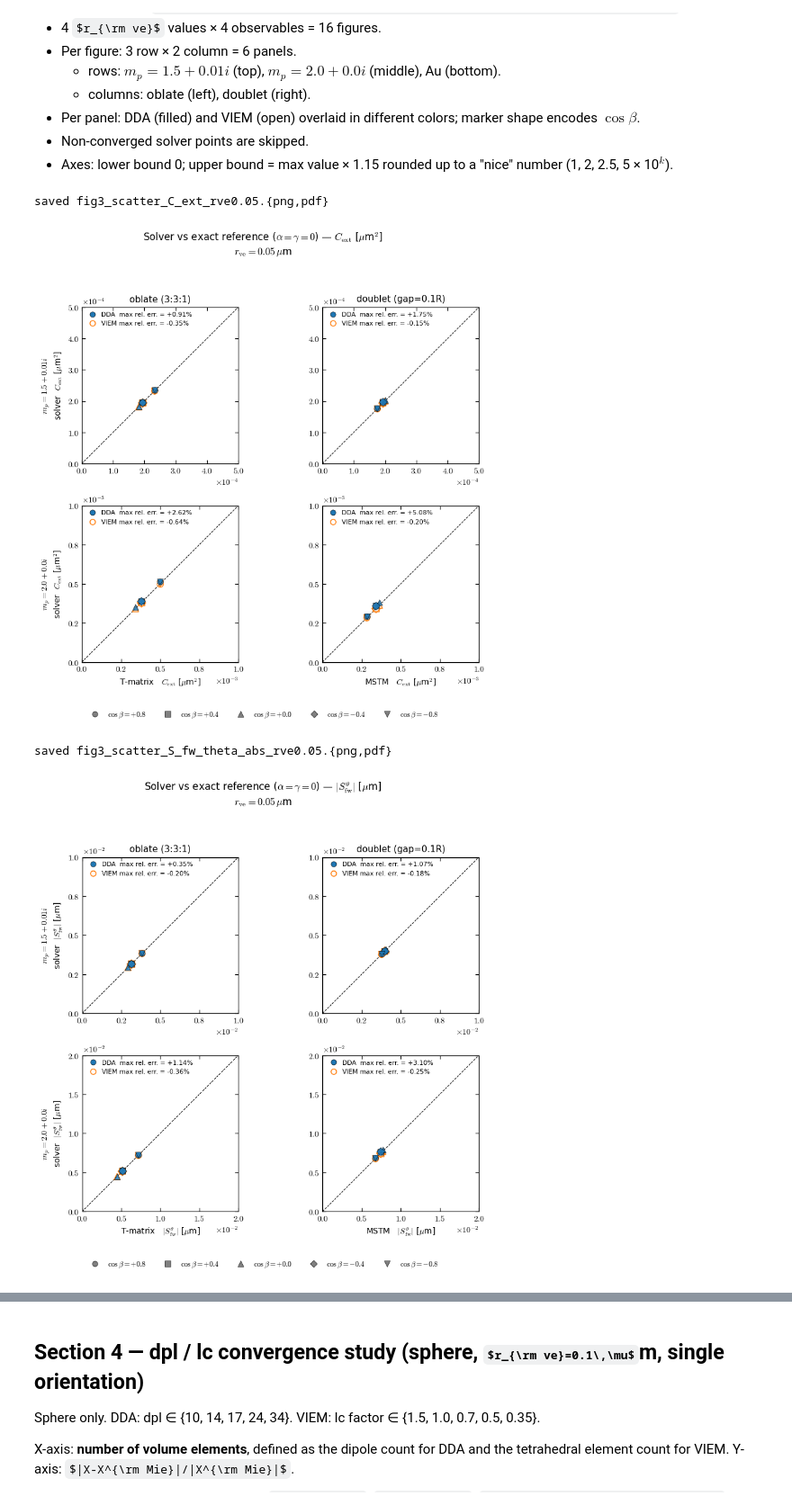
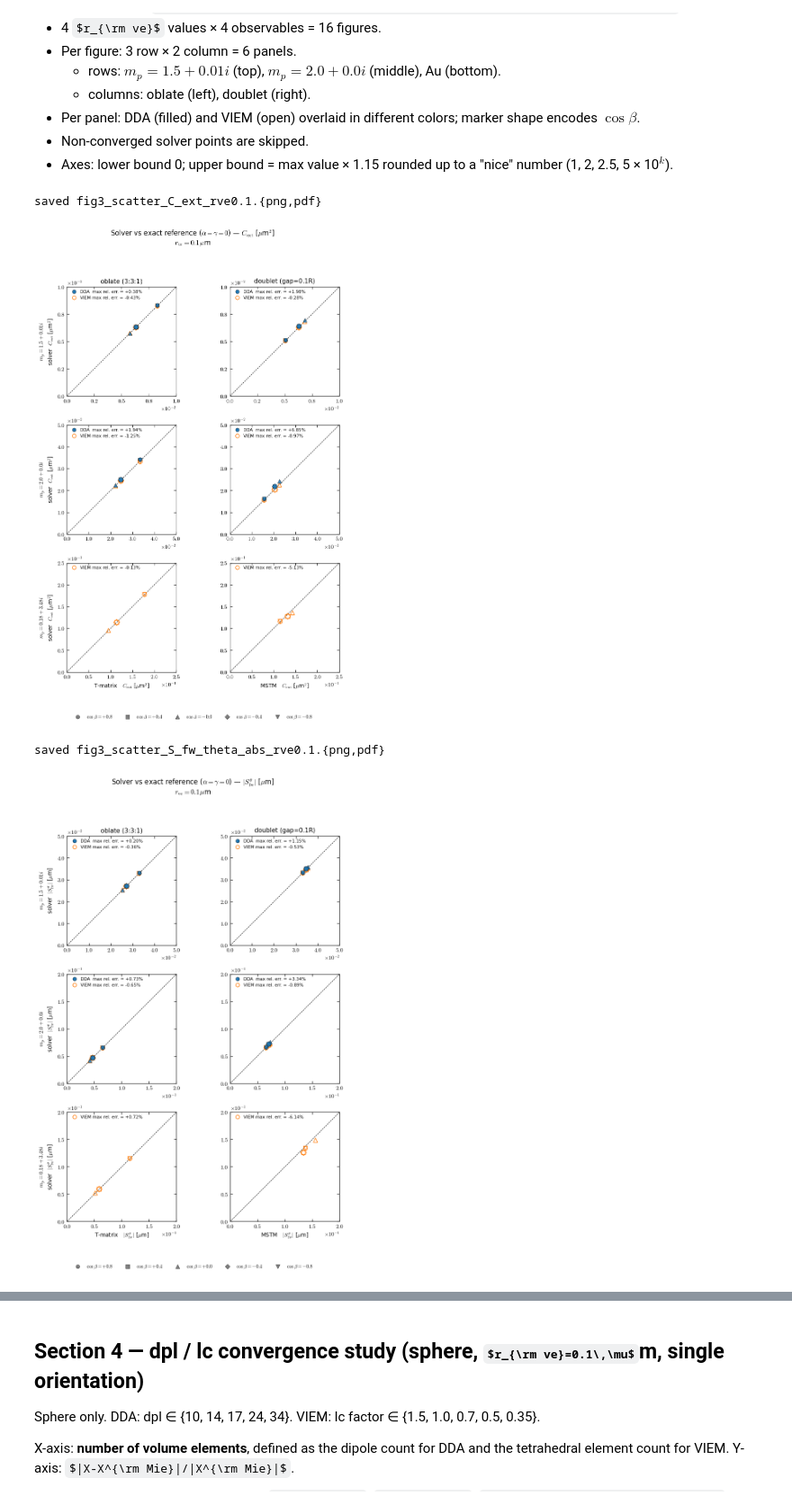
Before and after one commit to NobuhiroMoteki/block-DDA_Py, a Jupyter notebook: dda_results/paper/plot_paper_results.ipynb, the cells around one changed output, grey strips where cells are left out. Shown at 90% size. Drawn from its saved outputs; the diff is of its cells as text; code cells hidden in the pictures; some formulas as TeX source.

```diff
--- a/dda_results/paper/plot_paper_results.ipynb
+++ b/dda_results/paper/plot_paper_results.ipynb
@@ -296,7 +296,11 @@ def _equidistant_ticks(upper):
     return major, minor
 
 PHASE3_SHAPES_COL = ['oblate', 'doublet']         # columns
-PHASE3_MATERIALS_ROW = ['n15', 'n20']              # rows (Au excluded: production-sweep DDA/VIEM non-converged for oblate Au)
+PHASE3_MATERIALS_ROW = ['n15', 'n20', 'Au']        # rows
+# Relaxed residual gate for Au plasmonic (production tol = 1e-5 unreachable);
+# matches fig 4's PHASE7_RESIDUAL_THRESHOLD. Same caveat as fig 4: relaxed-tol
+# data is shown for solvers passing this gate, suppressed otherwise.
+PHASE3_RESIDUAL_THRESHOLD = 1.0e-3
 
 PHASE3_OBS = [
     ('C_ext',          r'$C_{\rm ext}$ [$\mu$m$^2$]'),
@@ -404,15 +408,22 @@ def _phase3_plotted_max(shape, mat, key, k_idx):
     if x_ref is None or not np.isfinite(x_ref).any():
         return 0.0
     pmax = float(np.nanmax(x_ref))
+    def _pm_pass_gate(side_dat):
+        cost = side_dat.get('cost', {})
+        if mat == 'Au':
+            serr = cost.get('solver_err')
+            if serr is None: return False
+            return bool(np.asarray(serr).ravel()[k_idx] <= PHASE3_RESIDUAL_THRESHOLD)
+        conv = cost.get('converged', np.ones(len(rve), dtype=int))
+        return bool(np.asarray(conv).ravel()[k_idx])
+
     if dda is not None:
-        conv = dda['cost'].get('converged', np.ones(len(rve), dtype=int))
-        if bool(conv[k_idx]):
+        if _pm_pass_gate(dda):
             y_dda = get_obs_per_orient(dda, key)[k_idx][order]
             if np.isfinite(y_dda).any():
                 pmax = max(pmax, float(np.nanmax(y_dda)))
     if viem is not None:
-        conv_v = viem['cost'].get('converged', np.ones(len(rve), dtype=int))
-        if bool(conv_v[k_idx]):
+        if _pm_pass_gate(viem):
             y_viem = get_obs_per_orient(viem, key)[k_idx][order]
             if np.isfinite(y_viem).any():
                 pmax = max(pmax, float(np.nanmax(y_viem)))
@@ -468,10 +479,21 @@ def _phase3_scatter(ax, shape, mat, key, k_idx):
         i_max = idx[int(np.argmax(np.abs(rel[idx])))]
         return float(rel[i_max])
 
+    def _passes_gate(side_dat, side_mat):
+        '''Convergence gate. Standard tol=1e-5 (`converged` flag) for non-Au;
+        relaxed PHASE3_RESIDUAL_THRESHOLD for Au plasmonic.'''
+        cost = side_dat.get('cost', {})
+        if side_mat == 'Au':
+            serr = cost.get('solver_err')
+            if serr is None: return False
+            arr = np.asarray(serr).ravel()
+            return bool(arr[k_idx] <= PHASE3_RESIDUAL_THRESHOLD)
+        conv = cost.get('converged', np.ones(len(rve), dtype=int))
+        return bool(np.asarray(conv).ravel()[k_idx])
+
     dda_re_max = None
     if dda is not None:
-        conv = dda['cost'].get('converged', np.ones(len(rve), dtype=int))
-        if bool(conv[k_idx]):
+        if _passes_gate(dda, mat):
             y_dda = get_obs_per_orient(dda, key)[k_idx][order]
             for ib in range(len(cos_beta)):
                 if np.isfinite(x_ref[ib]) and np.isfinite(y_dda[ib]):
@@ -485,8 +507,7 @@ def _phase3_scatter(ax, shape, mat, key, k_idx):
 
     viem_re_max = None
     if viem is not None:
-        conv_v = viem['cost'].get('converged', np.ones(len(rve), dtype=int))
-        if bool(conv_v[k_idx]):
+        if _passes_gate(viem, mat):
             y_viem = get_obs_per_orient(viem, key)[k_idx][order]
             for ib in range(len(cos_beta)):
                 if np.isfinite(x_ref[ib]) and np.isfinite(y_viem[ib]):
@@ -522,7 +543,7 @@ def _phase3_set_axes(ax, upper):
 def make_phase3_figure(key, latex, k_idx, rve_value, save=True,
                        forced_row_upper=None):
     fig, axes = plt.subplots(len(PHASE3_MATERIALS_ROW), len(PHASE3_SHAPES_COL),
-                              figsize=(8.0, 7.5))
+                              figsize=(8.0, 11.0))
     fig.suptitle(f'Solver vs exact reference ($\\alpha=\\gamma=0$) — {latex}\n'
                  f'$r_{{\\rm ve}}={rve_value:g}\\,\\mu$m',
                   y=1.00, fontsize=11)
@@ -597,45 +618,52 @@ def make_phase3_figure(key, latex, k_idx, rve_value, save=True,
             )
     fig.legend(handles=handles_beta,
                 ncol=len(handles_beta), loc='lower center',
                 bbox_to_anchor=(0.5, -0.02), fontsize=8)
     plt.tight_layout(rect=(0, 0.04, 1, 0.96))
     if save:
         save_fig(fig, f'fig3_scatter_{key}_rve{rve_value:g}')
     plt.show()
 
 
 RVE_GRID = DATA[('sphere', 'n15')]['dda']['a_eq']
 
+# Single-r_ve consolidation: paper figure now uses r_ve = 0.10 μm only,
+# matching the convergence-figure slot of fig 1 / fig 4 for cross-figure
+# consistency. Other r_ve are still in the HDF5 and can be regenerated by
+# changing PHASE3_RVE_TARGET.
+PHASE3_RVE_TARGET = 0.10
+
 # Observables that should share axis range across figures so θ vs φ are
 # directly visually comparable at the same (r_ve, mat, shape).
 PHASE3_AXIS_GROUPS = [('S_fw_theta_abs', 'S_fw_phi_abs')]
 _PHASE3_KEY_TO_GROUP = {k: g for g in PHASE3_AXIS_GROUPS for k in g}
 
 def _phase3_group_row_upper(group_keys, k_idx):
     row_upper = {}
     for mat in PHASE3_MATERIALS_ROW:
         per_shape_max = []
         for shape in PHASE3_SHAPES_COL:
             pmax = max((_phase3_plotted_max(shape, mat, k, k_idx)
                          for k in group_keys), default=0.0)
             per_shape_max.append(pmax)
         row_max = max(per_shape_max, default=0.0)
         row_upper[mat] = round_up_nice(row_max, factor=1.15) if row_max > 0 else 0.0
     return row_upper
 
-for k_idx, rve_value in enumerate(RVE_GRID):
-    # Pre-compute shared row_upper for any key that belongs to a group.
-    group_row_upper = {}
-    for grp in PHASE3_AXIS_GROUPS:
-        ru = _phase3_group_row_upper(grp, k_idx)
-        for k in grp:
-            group_row_upper[k] = ru
-    for key, latex in PHASE3_OBS:
-        forced = group_row_upper.get(key)
-        make_phase3_figure(key, latex, k_idx, float(rve_value),
-                            forced_row_upper=forced)
+_k_target = int(np.argmin(np.abs(np.asarray(RVE_GRID) - PHASE3_RVE_TARGET)))
+assert abs(float(RVE_GRID[_k_target]) - PHASE3_RVE_TARGET) < 1e-9, (
+    f'r_ve={PHASE3_RVE_TARGET} not in production grid {list(RVE_GRID)}')
+group_row_upper = {}
+for grp in PHASE3_AXIS_GROUPS:
+    ru = _phase3_group_row_upper(grp, _k_target)
+    for k in grp:
+        group_row_upper[k] = ru
+for key, latex in PHASE3_OBS:
+    forced = group_row_upper.get(key)
+    make_phase3_figure(key, latex, _k_target, PHASE3_RVE_TARGET,
+                        forced_row_upper=forced)
 # %% [output]
-saved fig3_scatter_C_ext_rve0.05.{png,pdf}
+saved fig3_scatter_C_ext_rve0.1.{png,pdf}
-[figure, old version]
+[figure, new version]
-saved fig3_scatter_S_fw_theta_abs_rve0.05.{png,pdf}
+saved fig3_scatter_S_fw_theta_abs_rve0.1.{png,pdf}
-[figure, old version]
+[figure, new version]
```
Also changed, not shown: parts of 1 cell of this notebook, 17 other files.
